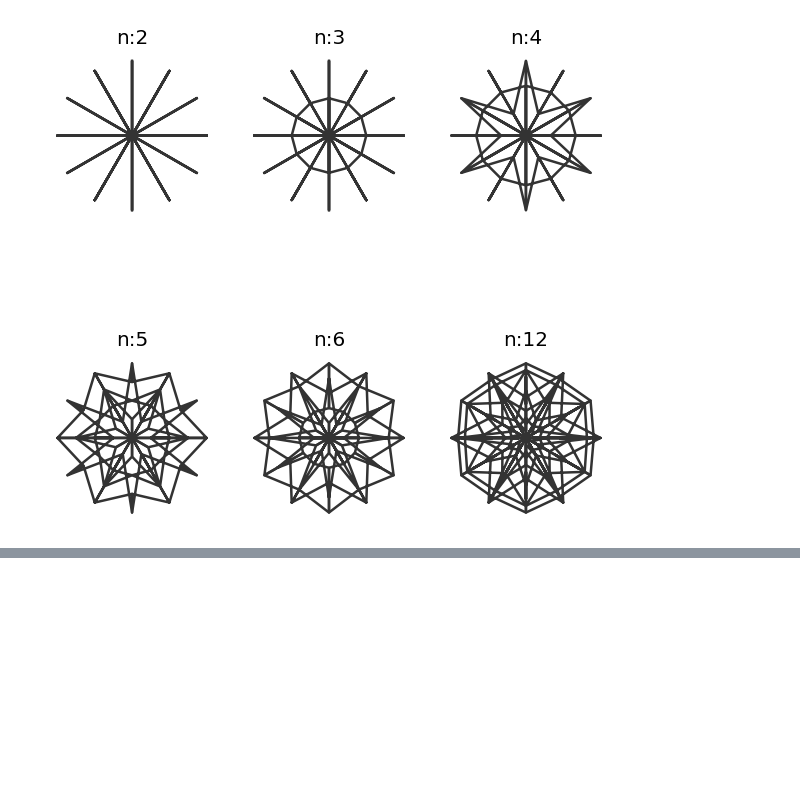
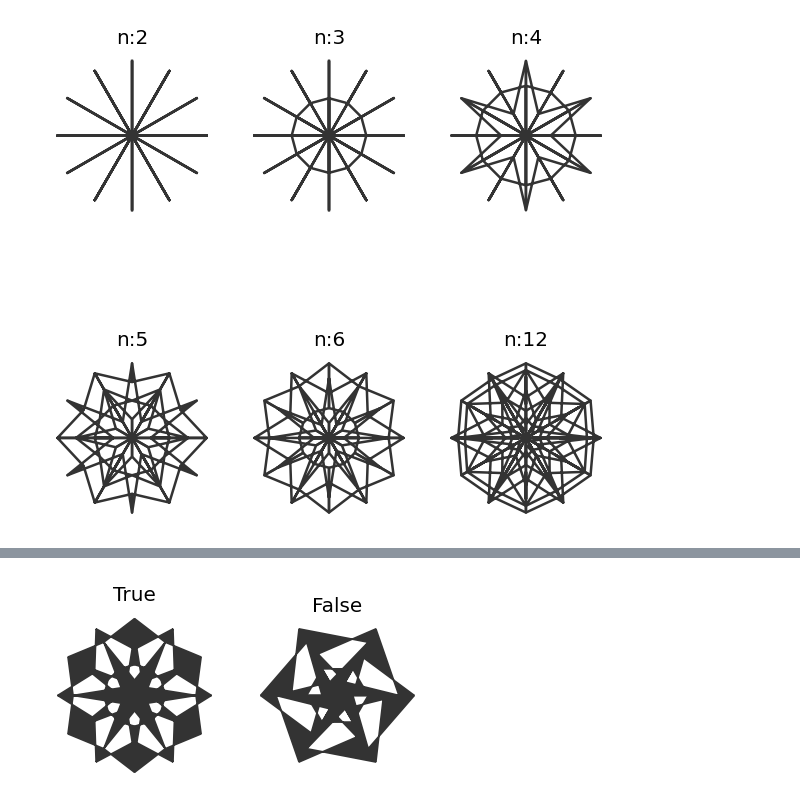
Before and after one commit to pain459/mandalaart, a Jupyter notebook: random_mandala_test.ipynb, the cells around one changed output, grey strips where cells are left out. Cells and saved outputs as stored; diff of their text form; code cells hidden in the pictures; blank space fills up the shorter version.

```diff
--- a/random_mandala_test.ipynb
+++ b/random_mandala_test.ipynb
@@ -122,0 +142,20 @@ plt.close(fig)
+# %%
+# symmetric_seed
+
+# The argument symmetric_seed specifies should the seed segment be symmetric or not:
+
+fig = matplotlib.pyplot.figure(figsize=(4, 4), dpi=120)
+k = 1
+for ssd in [True, False]:
+    random.seed(2)
+    fig = random_mandala(connecting_function="fill",
+                         symmetric_seed=ssd,
+                         figure = fig,
+                         location = (1, 2, k))
+    ax = fig.axes[-1]
+    ax.set_title(str(ssd))
+    k = k + 1
+plt.show()
+plt.close(fig)
+# %% [output]
+[figure, added]
```
Also changed, not shown: parts of 2 cells of this notebook.
